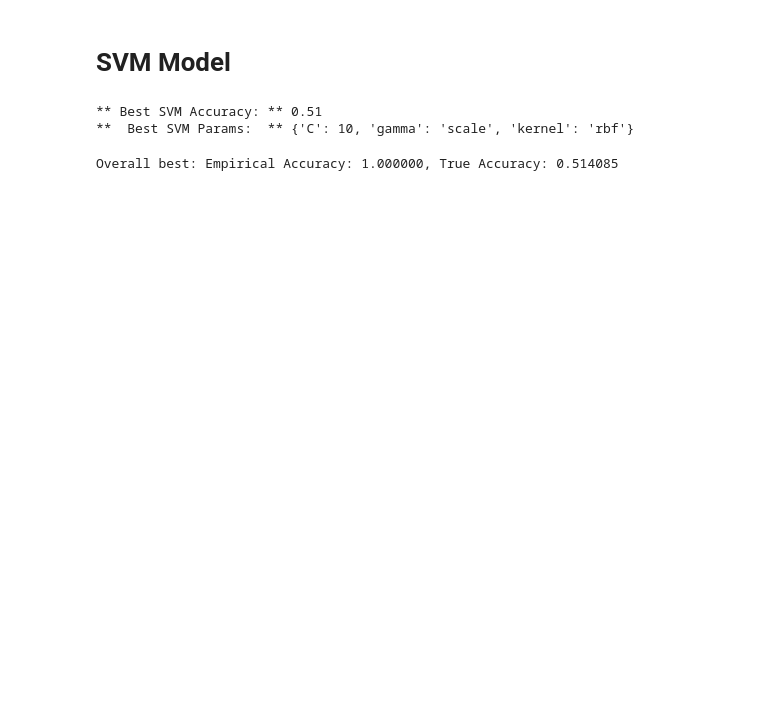
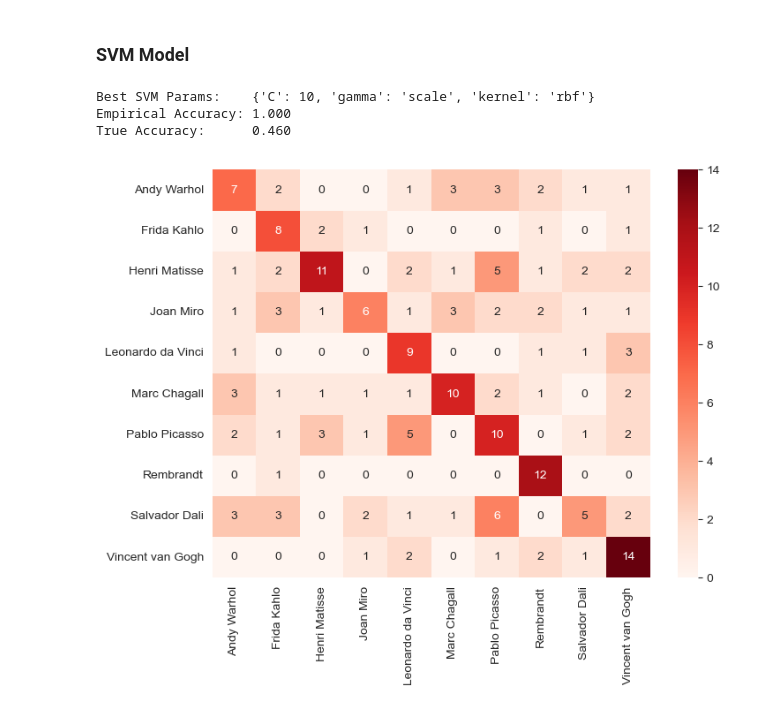
Before and after one commit to BarakFinkel/Painting-To-Artist-Classification, a Jupyter notebook: main.ipynb, the cells around one changed output. Cells and saved outputs as stored; diff of their text form; code cells hidden in the pictures; blank space fills up the shorter version.

```diff
--- a/main.ipynb
+++ b/main.ipynb
@@ -56,36 +147,35 @@ Overall best: Empirical Accuracy: 0.912152, True Accuracy: 0.242746
 # %% [markdown]
-# SVM Model
+### SVM Model
 # %%
 svm_hyperparameters = {
-    'C': [0.1, 1, 10],
-    'kernel': ['linear', 'rbf'],
+    'C': [0.1, 1, 10, 100],
+    'kernel': ['rbf', 'poly', 'sigmoid', 'linear'],
     'gamma': ['scale', 'auto']
 }
 
-svm_model = SVC()
-svm_grid_search = GridSearchCV(estimator=svm_model, param_grid=svm_hyperparameters, cv=5, scoring='accuracy', n_jobs=3)
+# We create our SVM model
+svm = SVC(decision_function_shape='ovo')
+
+# Then we perform a GridSearchCV to find the best hyperparameters, on each of the times rkf splits the data and iterates over it
+svm_grid_search = GridSearchCV(estimator=svm, param_grid=svm_hyperparameters, cv=5, n_jobs=3)
 svm_grid_search.fit(x_train, y_train)
 
-print("** Best SVM Accuracy: ** {:.2f}".format(svm_grid_search.best_score_))
-print("**  Best SVM Params:  ** {}".format(svm_grid_search.best_params_))
+svm_best_params = svm_grid_search.best_params_
+
+print("Best SVM Params:    {}".format(svm_best_params))
+print("Empirical Accuracy: {:.3f}".format(svm_grid_search.score(x_train, y_train)))
+print("True Accuracy:      {:.3f}".format(svm_grid_search.score(x_test, y_test)))
+
+svm_predictions = svm_grid_search.predict(x_test)
+
+conf_mat = confusion_matrix(y_test, svm_predictions)
+plt.figure(figsize=(8, 6))
+sns.heatmap(conf_mat, annot=True, cmap = 'Reds', fmt='g', xticklabels=le.classes_, yticklabels=le.classes_)
+
+plt.savefig('svm_confusion_matrix.png', dpi=300)
+plt.show()
 # %% [output]
-** Best SVM Accuracy: ** 0.51
-**  Best SVM Params:  ** {'C': 10, 'gamma': 'scale', 'kernel': 'rbf'}
+Best SVM Params:    {'C': 10, 'gamma': 'scale', 'kernel': 'rbf'}
+Empirical Accuracy: 1.000
+True Accuracy:      0.460
+[figure, added]
-# %%
-average_empirical_accuracy = 0
-average_true_accuracy = 0
-
-for i in range(model_iterations):
-    svm_model = SVC(C=svm_grid_search.best_params_['C'],
-                    kernel=svm_grid_search.best_params_['kernel'],
-                    gamma=svm_grid_search.best_params_['gamma'])
-    svm_model.fit(x_train, y_train)
-    average_empirical_accuracy += svm_model.score(x_train, y_train)
-    average_true_accuracy += svm_model.score(x_test, y_test)
-
-average_empirical_accuracy /= model_iterations
-average_true_accuracy /= model_iterations
-
-print("Overall best: Empirical Accuracy: {:.6f}, True Accuracy: {:.6f}".format(average_empirical_accuracy, average_true_accuracy))
-# %% [output]
-Overall best: Empirical Accuracy: 1.000000, True Accuracy: 0.514085
```
Also changed, not shown: parts of 15 cells of this notebook, 7 other files.
